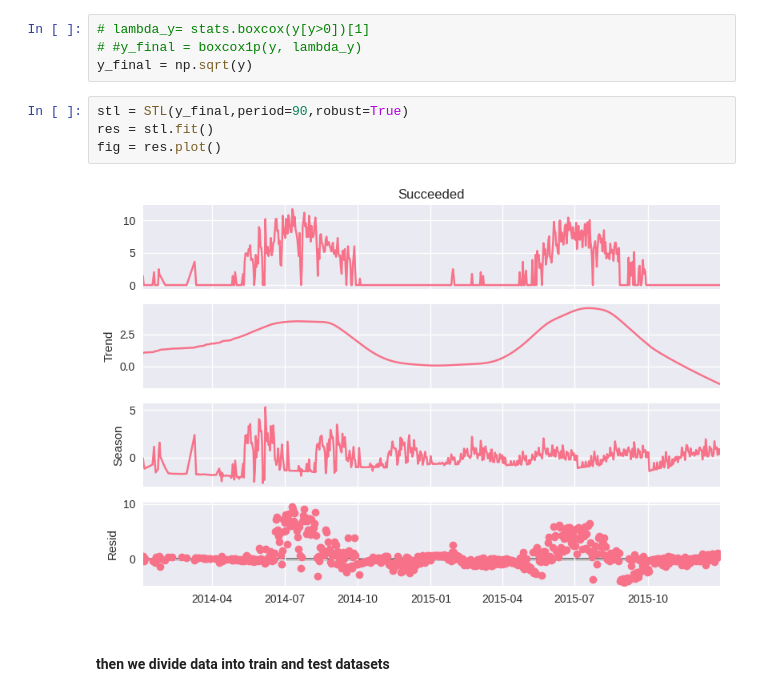
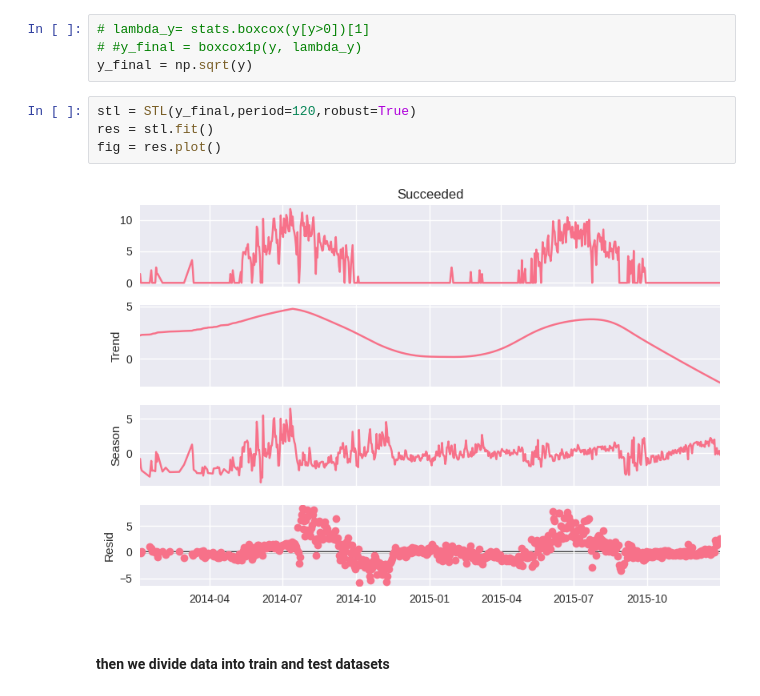
Before and after one commit to ahmedhas32/ahmedhas32, a Jupyter notebook: mount-rainier-data-analysis-and-predict.ipynb, the cells around one changed output. Drawn from its saved outputs; the diff is of its cells as text.

```diff
--- a/mount-rainier-data-analysis-and-predict.ipynb
+++ b/mount-rainier-data-analysis-and-predict.ipynb
@@ -634,11 +686,11 @@ dtype: float64
 # #y_final = boxcox1p(y, lambda_y)
 y_final = np.sqrt(y)
 # %%
-stl = STL(y_final,period=90,robust=True)
+stl = STL(y_final,period=120,robust=True)
 res = stl.fit()
 fig = res.plot()
 # %% [output]
-[figure, old version]
+[figure, new version]
 # %% [markdown]
 #### then we divide data into train and test datasets
 # %%
```
Also changed, not shown: parts of 41 cells of this notebook.
